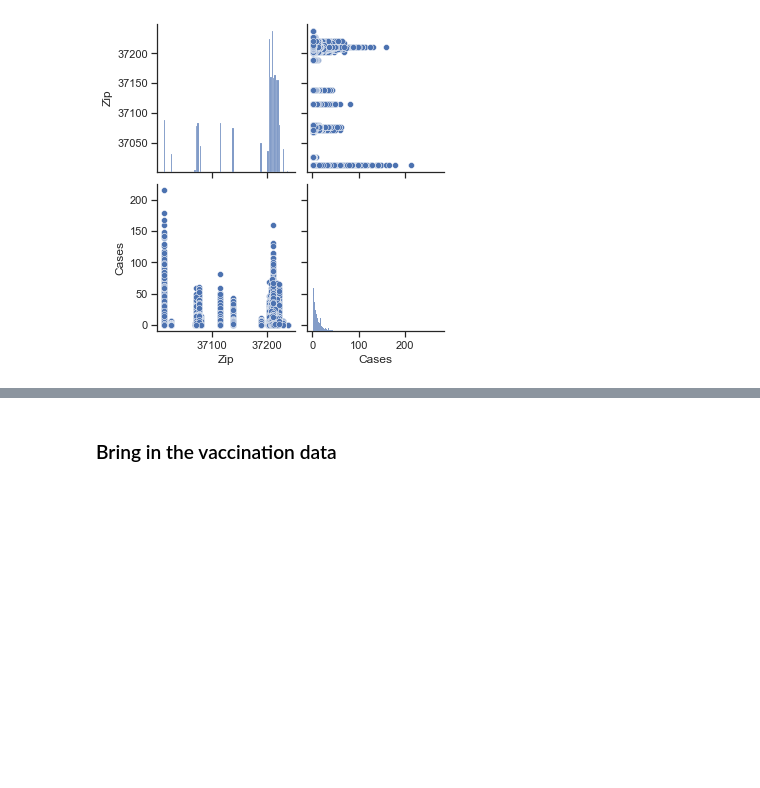
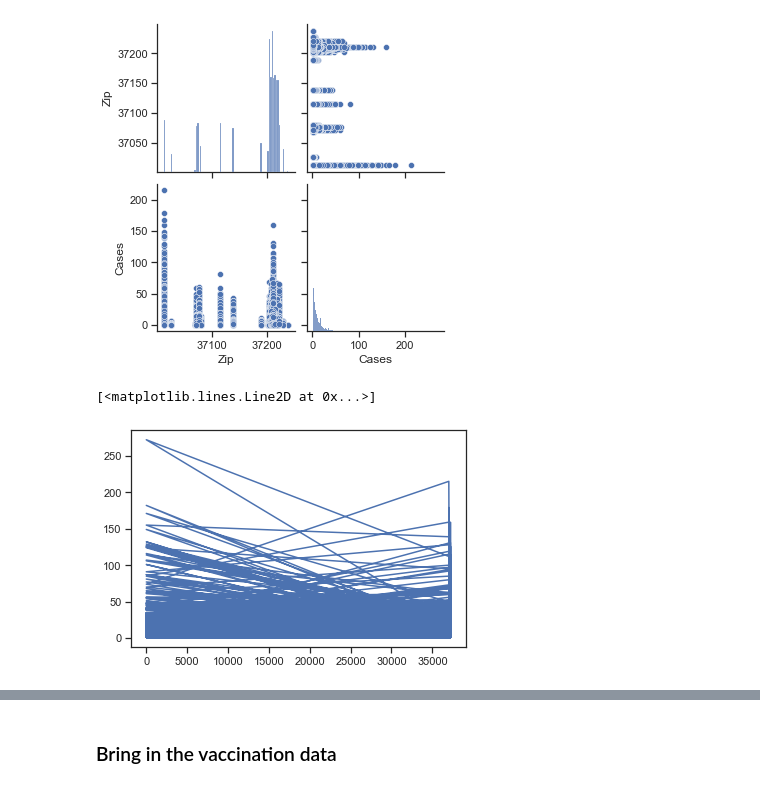
Before and after one commit to Chericehere/nash-covid-cases-vaccines-sky_cranes, a Jupyter notebook: notebooks/COVID_count_metro_nash.ipynb, the cells around one changed output, grey strips where cells are left out. Saved outputs shown, nothing was run; the diff lists cells and outputs as text; code cells hidden in the pictures; blank space fills up the shorter version.

```diff
--- a/notebooks/COVID_count_metro_nash.ipynb
+++ b/notebooks/COVID_count_metro_nash.ipynb
@@ -70,0 +167,3 @@ dtype: int64
+# %%
+covid_count["Specimen Collection Date"]= pd.to_datetime(covid_count["Specimen Collection Date"])
+#change collection date from object to datetime
@@ -111,0 +206,5 @@ sns.pairplot(covid_count);
+# %%
+plt.plot('Zip', 'Cases', data=covid_count)
+# %% [output]
+[<matplotlib.lines.Line2D at 0x...>]
+[figure, added]
```
Also changed, not shown: parts of 23 cells of this notebook, 7 other files.
